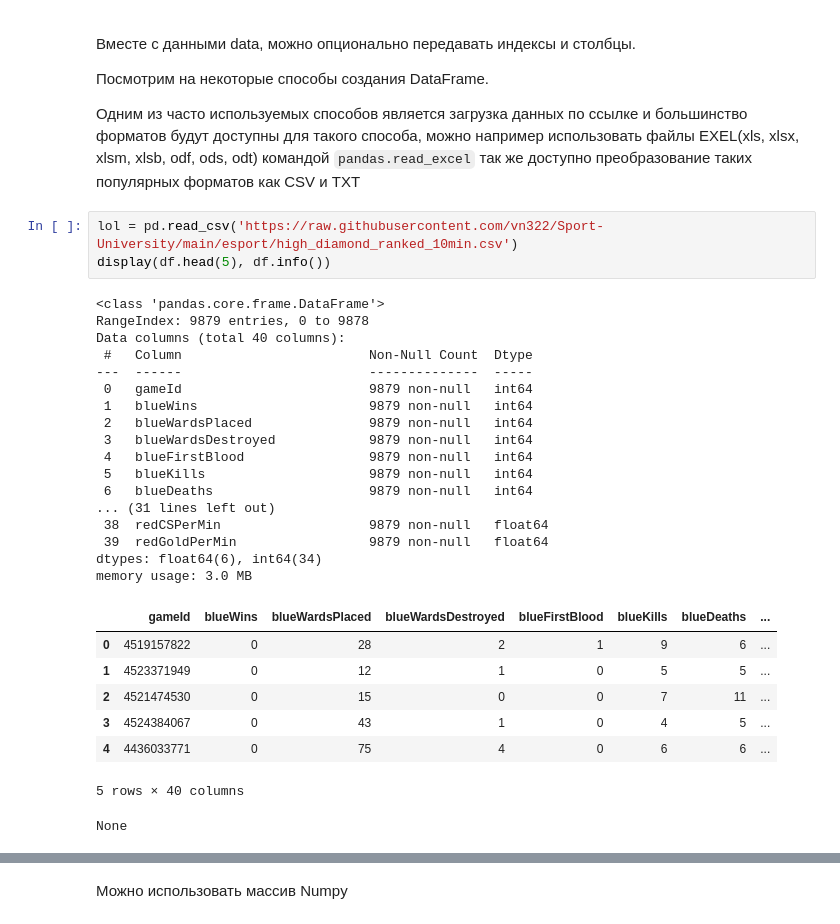
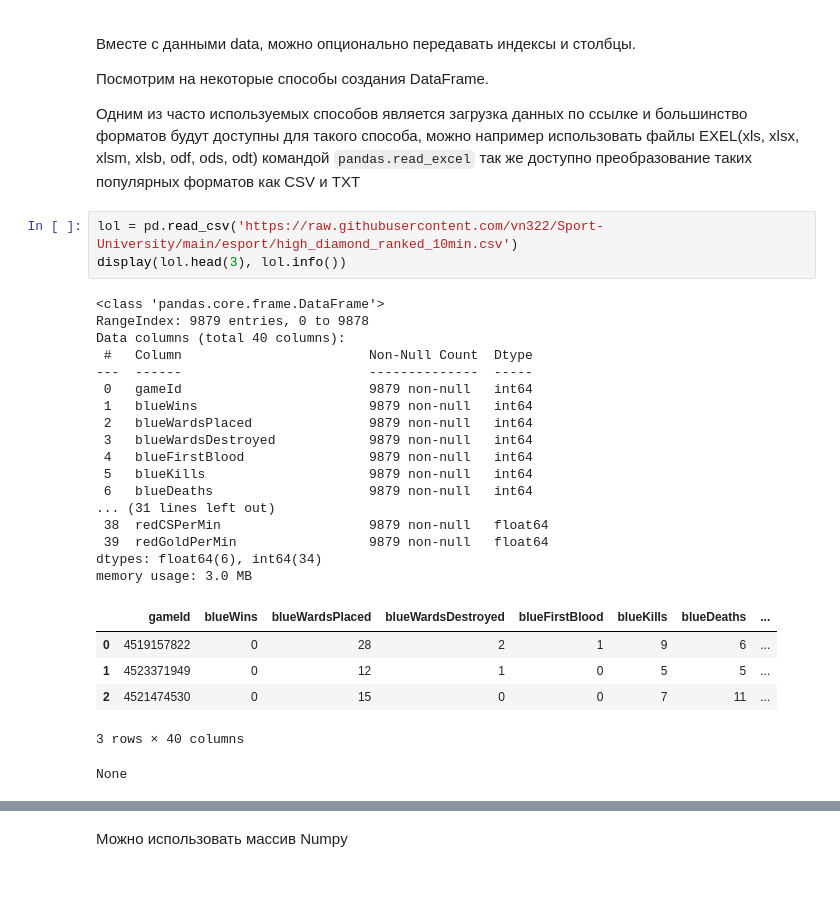
Before and after one commit to vn322/Synergy_DBM_301_CS, a Jupyter notebook: Pandas.ipynb, the cells around one changed output, grey strips where cells are left out. Drawn from its saved outputs; the diff is of its cells as text; blank space fills up the shorter version.

```diff
--- a/Pandas.ipynb
+++ b/Pandas.ipynb
@@ -210,30 +217,28 @@ pd.DataFrame(data, index=index, columns=columns)
 Одним из часто используемых способов является загрузка данных по ссылке и большинство форматов будут доступны для такого способа, можно например использовать файлы EXEL(xls, xlsx, xlsm, xlsb, odf, ods, odt) командой `pandas.read_excel` так же доступно преобразование таких популярных форматов как CSV и TXT
 # %%
 lol = pd.read_csv('https://raw.githubusercontent.com/vn322/Sport-University/main/esport/high_diamond_ranked_10min.csv')
-display(df.head(5), df.info())
+display(lol.head(3), lol.info())
 # %% [output]
 <class 'pandas.core.frame.DataFrame'>
 RangeIndex: 9879 entries, 0 to 9878
 Data columns (total 40 columns):
  #   Column                        Non-Null Count  Dtype
 ---  ------                        --------------  -----
  0   gameId                        9879 non-null   int64
  1   blueWins                      9879 non-null   int64
  2   blueWardsPlaced               9879 non-null   int64
  3   blueWardsDestroyed            9879 non-null   int64
  4   blueFirstBlood                9879 non-null   int64
  5   blueKills                     9879 non-null   int64
  6   blueDeaths                    9879 non-null   int64
 ... (31 lines left out)
  38  redCSPerMin                   9879 non-null   float64
  39  redGoldPerMin                 9879 non-null   float64
 dtypes: float64(6), int64(34)
 memory usage: 3.0 MB
 |  | gameId | blueWins | blueWardsPlaced | blueWardsDestroyed | blueFirstBlood | blueKills | blueDeaths | ... |
 | 0 | 4519157822 | 0 | 28 | 2 | 1 | 9 | 6 | ... |
 | 1 | 4523371949 | 0 | 12 | 1 | 0 | 5 | 5 | ... |
 | 2 | 4521474530 | 0 | 15 | 0 | 0 | 7 | 11 | ... |
-| 3 | 4524384067 | 0 | 43 | 1 | 0 | 4 | 5 | ... |
-| 4 | 4436033771 | 0 | 75 | 4 | 0 | 6 | 6 | ... |
-5 rows × 40 columns
+3 rows × 40 columns
 None
```
Also changed, not shown: parts of 18 cells of this notebook.
